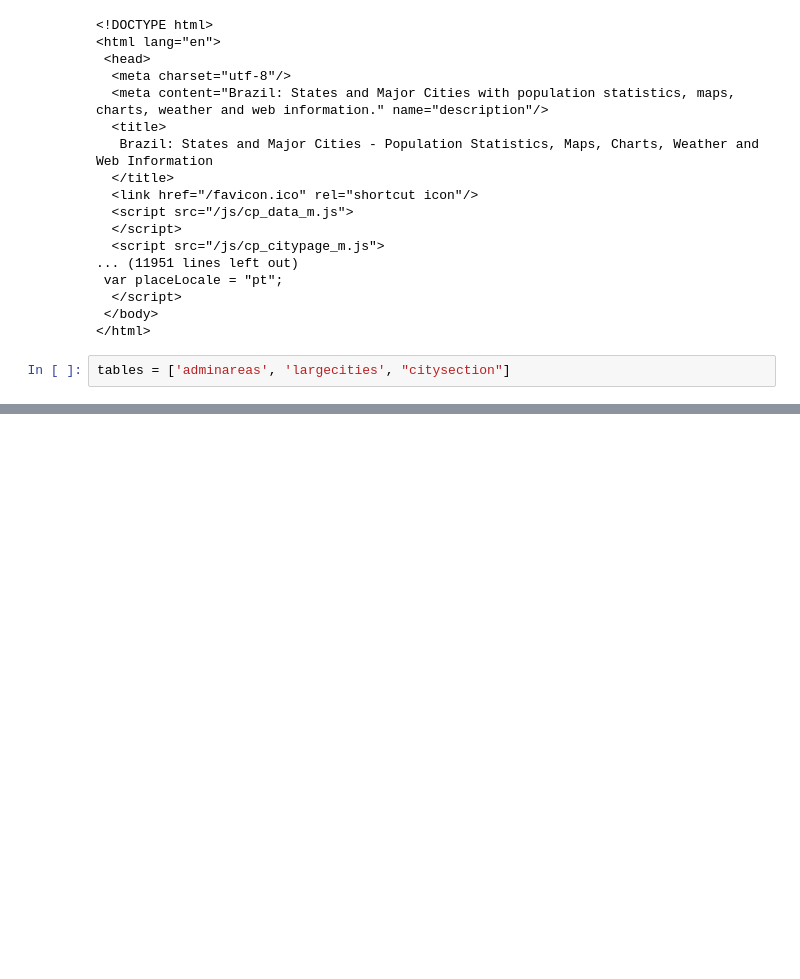
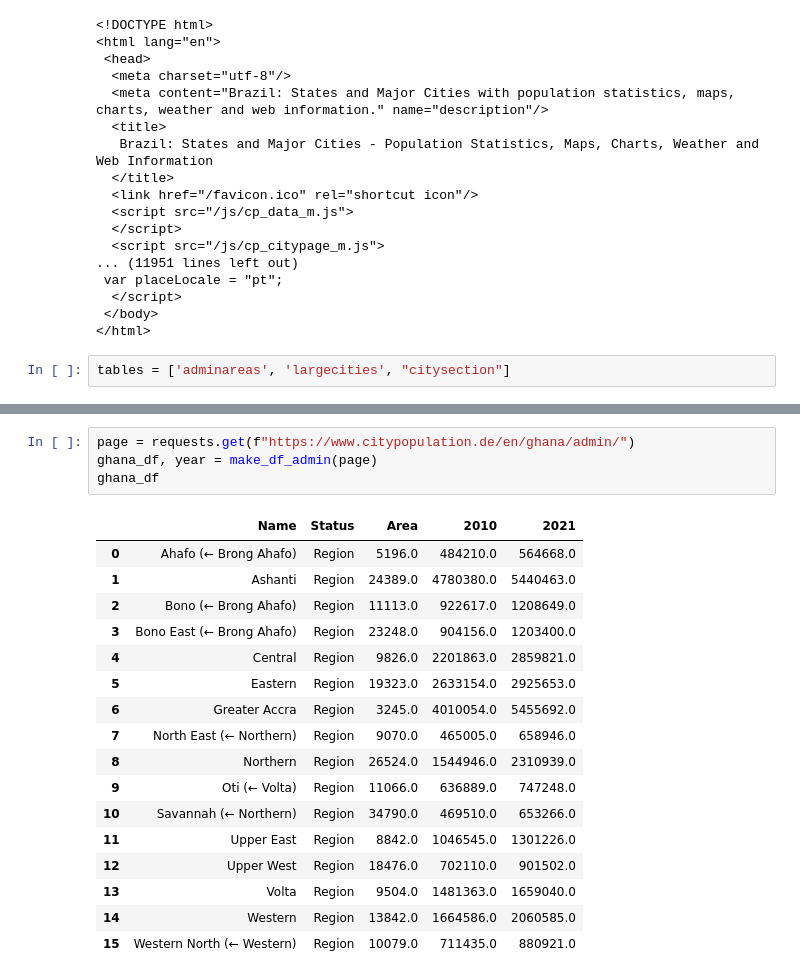
Before and after one commit to CabooseExia/Geospatial-practice, a Jupyter notebook: citypopulation_webscraper.ipynb, the cells around one changed output, grey strips where cells are left out. Saved outputs shown, nothing was run; the diff lists cells and outputs as text; blank space fills up the shorter version.

```diff
--- a/citypopulation_webscraper.ipynb
+++ b/citypopulation_webscraper.ipynb
@@ -324,0 +458,22 @@ mexico
+# %%
+page = requests.get(f"https://www.citypopulation.de/en/ghana/admin/")
+ghana_df, year = make_df_admin(page)
+ghana_df
+# %% [output]
+|  | Name | Status | Area | 2010 | 2021 |
+| 0 | Ahafo (← Brong Ahafo) | Region | 5196.0 | 484210.0 | 564668.0 |
+| 1 | Ashanti | Region | 24389.0 | 4780380.0 | 5440463.0 |
+| 2 | Bono (← Brong Ahafo) | Region | 11113.0 | 922617.0 | 1208649.0 |
+| 3 | Bono East (← Brong Ahafo) | Region | 23248.0 | 904156.0 | 1203400.0 |
+| 4 | Central | Region | 9826.0 | 2201863.0 | 2859821.0 |
+| 5 | Eastern | Region | 19323.0 | 2633154.0 | 2925653.0 |
+| 6 | Greater Accra | Region | 3245.0 | 4010054.0 | 5455692.0 |
+| 7 | North East (← Northern) | Region | 9070.0 | 465005.0 | 658946.0 |
+| 8 | Northern | Region | 26524.0 | 1544946.0 | 2310939.0 |
+| 9 | Oti (← Volta) | Region | 11066.0 | 636889.0 | 747248.0 |
+| 10 | Savannah (← Northern) | Region | 34790.0 | 469510.0 | 653266.0 |
+| 11 | Upper East | Region | 8842.0 | 1046545.0 | 1301226.0 |
+| 12 | Upper West | Region | 18476.0 | 702110.0 | 901502.0 |
+| 13 | Volta | Region | 9504.0 | 1481363.0 | 1659040.0 |
+| 14 | Western | Region | 13842.0 | 1664586.0 | 2060585.0 |
+| 15 | Western North (← Western) | Region | 10079.0 | 711435.0 | 880921.0 |
```
Also changed, not shown: parts of 12 cells of this notebook, 1 other file.
